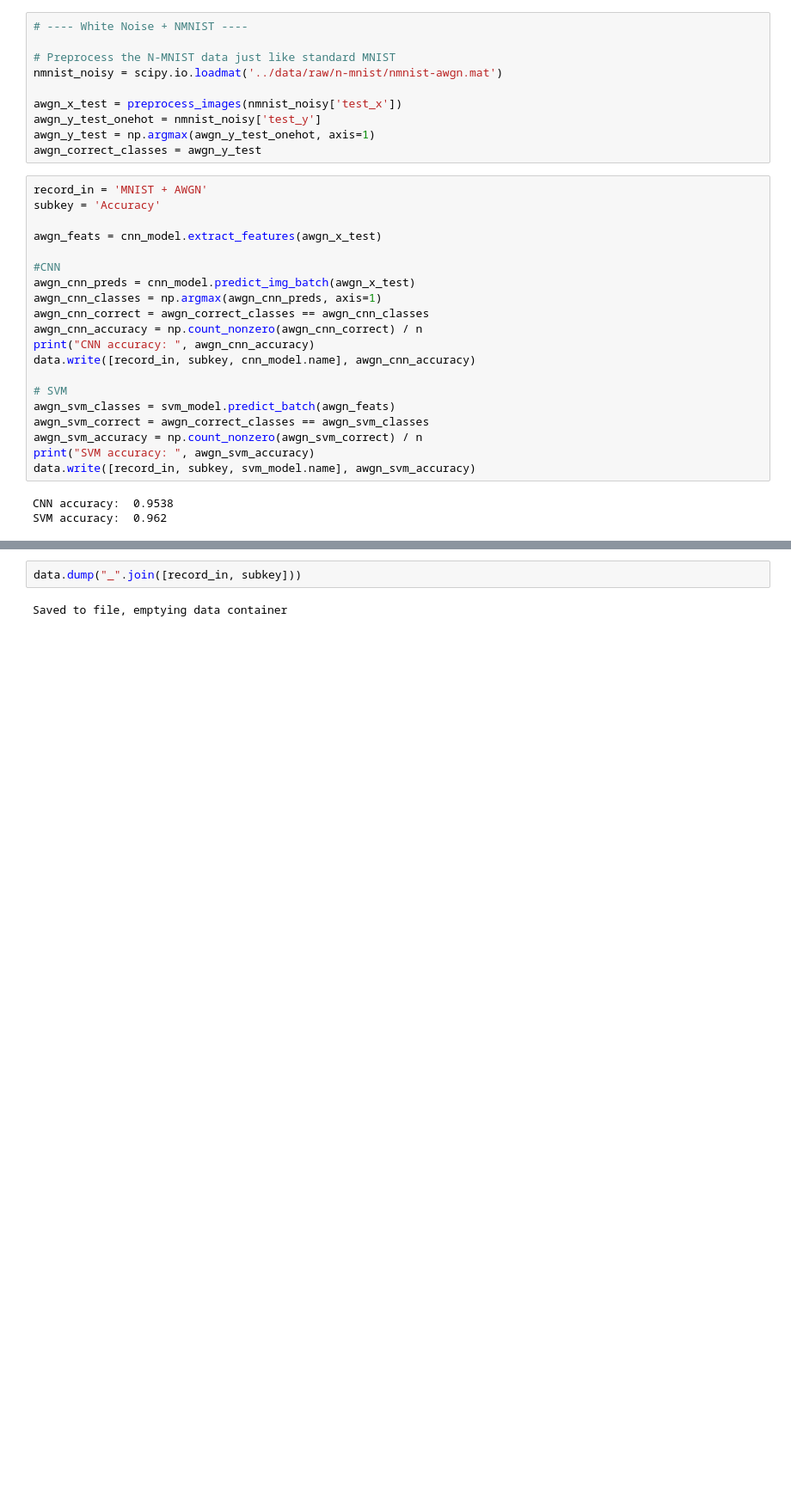
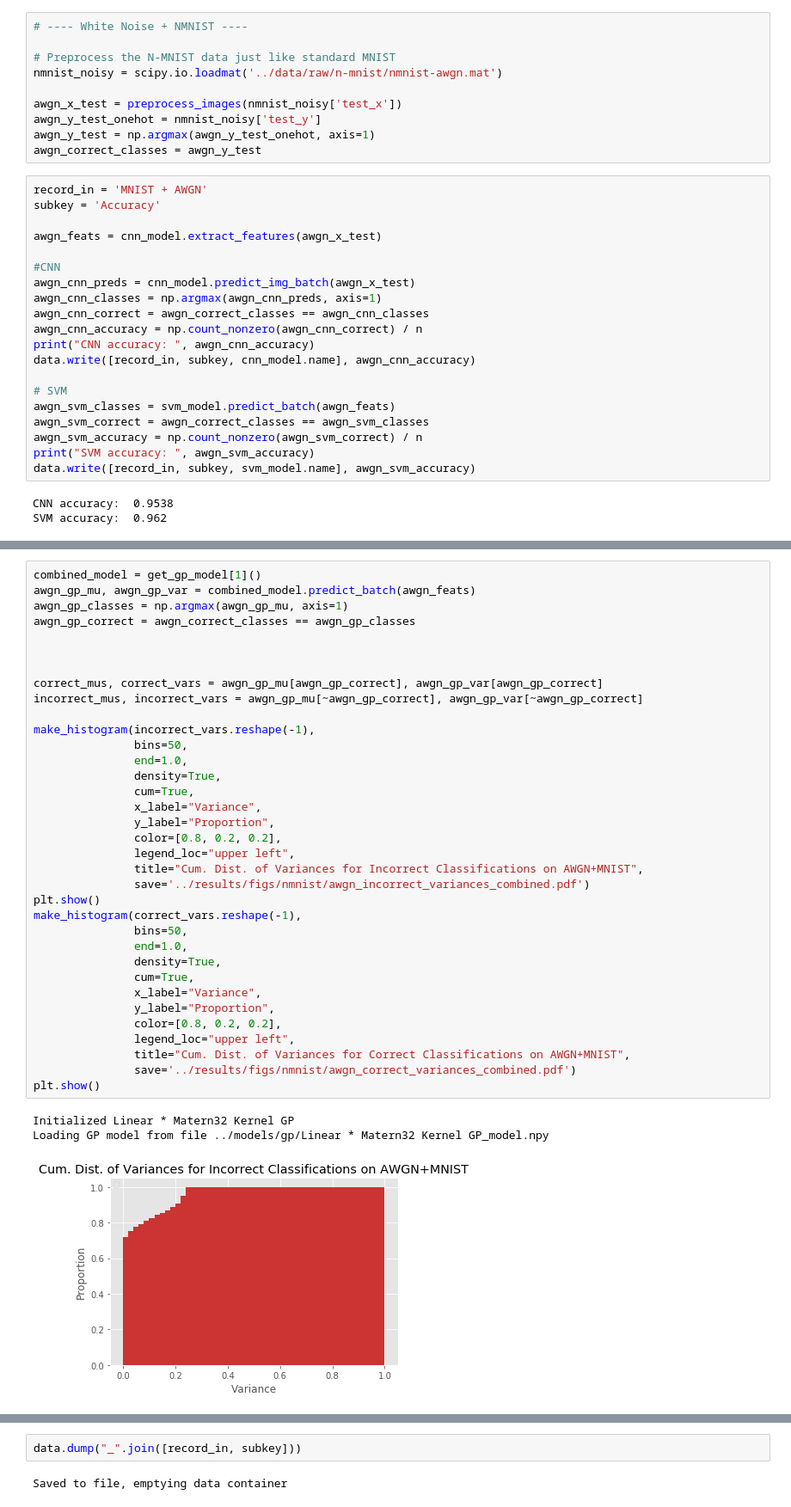
Before and after one commit to flyingsilverfin/CNN_GP_MNIST, a Jupyter notebook: src/Evaluation.ipynb, the cells around one changed output, grey strips where cells are left out. Shown: that part at 86% size. Cells and saved outputs as stored; diff of their text form; blank space fills up the shorter version.

```diff
--- a/src/Evaluation.ipynb
+++ b/src/Evaluation.ipynb
@@ -593,0 +622,39 @@ Hybrid model tol=0.5 stronger_crit=True(GP: Matern12 Kernel GP) accuracy: 0.9635
+# %%
+combined_model = get_gp_model[1]()
+awgn_gp_mu, awgn_gp_var = combined_model.predict_batch(awgn_feats)
+awgn_gp_classes = np.argmax(awgn_gp_mu, axis=1)
+awgn_gp_correct = awgn_correct_classes == awgn_gp_classes
+
+
+
+correct_mus, correct_vars = awgn_gp_mu[awgn_gp_correct], awgn_gp_var[awgn_gp_correct]
+incorrect_mus, incorrect_vars = awgn_gp_mu[~awgn_gp_correct], awgn_gp_var[~awgn_gp_correct]
+
+make_histogram(incorrect_vars.reshape(-1),
+               bins=50,
+               end=1.0,
+               density=True,
+               cum=True,
+               x_label="Variance",
+               y_label="Proportion",
+               color=[0.8, 0.2, 0.2],
+               legend_loc="upper left",
+               title="Cum. Dist. of Variances for Incorrect Classifications on AWGN+MNIST",
+               save='../results/figs/nmnist/awgn_incorrect_variances_combined.pdf')
+plt.show()
+make_histogram(correct_vars.reshape(-1),
+               bins=50,
+               end=1.0,
+               density=True,
+               cum=True,
+               x_label="Variance",
+               y_label="Proportion",
+               color=[0.8, 0.2, 0.2],
+               legend_loc="upper left",
+               title="Cum. Dist. of Variances for Correct Classifications on AWGN+MNIST",
+               save='../results/figs/nmnist/awgn_correct_variances_combined.pdf')
+plt.show()
+# %% [output]
+Initialized Linear * Matern32 Kernel GP
+Loading GP model from file ../models/gp/Linear * Matern32 Kernel GP_model.npy
+[figure, added]
```
Also changed, not shown: parts of 23 cells of this notebook, 25 other files.
